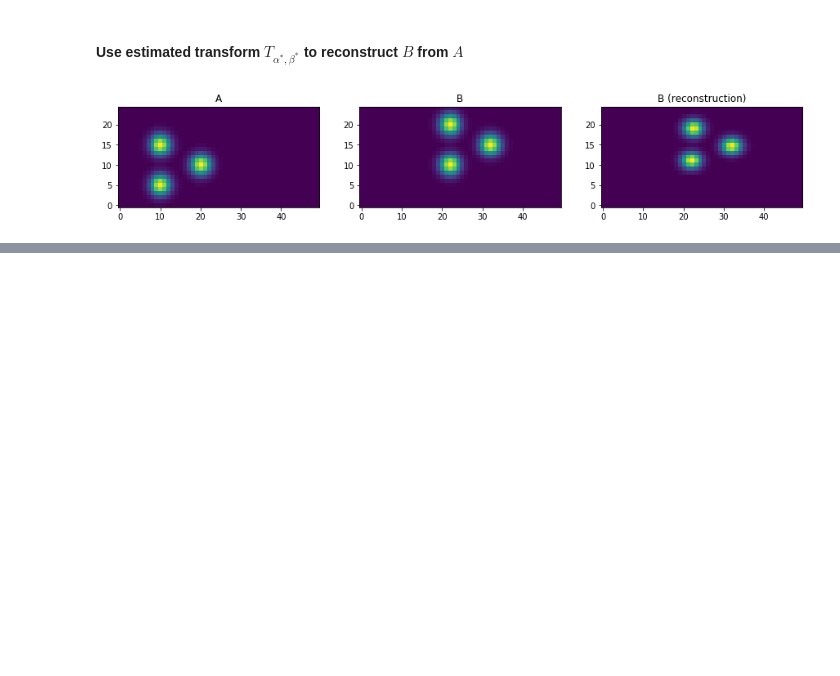
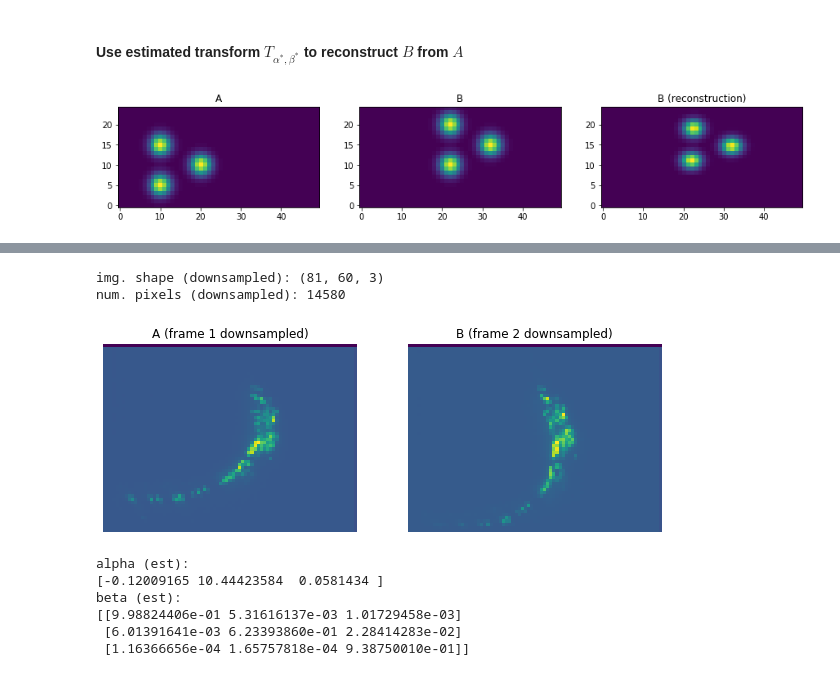
Before and after one commit to evarol/ot_tracking, a Jupyter notebook: python/notebooks/ot_regression_1.ipynb, the cells around one changed output, grey strips where cells are left out. Saved outputs shown, nothing was run; the diff lists cells and outputs as text; code cells hidden in the pictures; blank space fills up the shorter version.

Commit message:
Added new section to OT regression notebook

```diff
--- a/python/notebooks/ot_regression_1.ipynb
+++ b/python/notebooks/ot_regression_1.ipynb
@@ -270,0 +313,27 @@ plt.title('B (reconstruction)');
+# %%
+scl = (11, 11, 11)
+
+A = downscale_local_mean(frame_1, scl)
+B = downscale_local_mean(frame_2, scl)
+
+img_shape_ds = A.shape
+n_pixels_ds = img_shape_ds[0] * img_shape_ds[1] * img_shape_ds[2]
+
+plt.figure(figsize=(10, 10))
+
+plt.subplot(121)
+plot_maxproj(A)
+plt.title('A (frame 1 downsampled)')
+plt.axis('off')
+
+plt.subplot(122)
+plot_maxproj(B)
+plt.title('B (frame 2 downsampled)')
+plt.axis('off')
+
+print(f'img. shape (downsampled): {img_shape_ds}')
+print(f'num. pixels (downsampled): {n_pixels_ds}')
+# %% [output]
+img. shape (downsampled): (81, 60, 3)
+num. pixels (downsampled): 14580
+[figure, added]
@@ -270,0 +350,35 @@ plt.title('B (reconstruction)');
+# %%
+# Threshold to apply to P matrix (this speeds up computation)
+p_th = 1e-4
+
+# Pixel locations
+xg, yg, zg = np.mgrid[0:img_shape_ds[0], 0:img_shape_ds[1], 0:img_shape_ds[2]]
+grid = np.stack((xg, yg, zg), axis=-1)
+X = grid.reshape(-1, 3)
+
+# Get pairs of points with values above threshold, and corresponding weights from P matrix
+a_idx, b_idx = np.nonzero(P > p_th)
+pts_a = X[a_idx]
+pts_b = X[b_idx]
+weights = P[a_idx, b_idx]
+
+# Use sklearn.linear_model.LinearRegression to minimize cost function
+model = LinearRegression(fit_intercept=True)
+model.fit(pts_a, pts_b, sample_weight=weights)
+
+# Estimates of transform parameters
+alpha_est = model.intercept_
+beta_est = model.coef_
+
+print('alpha (est):')
+print(alpha_est)
+
+print('beta (est):')
+print(beta_est)
+# %% [output]
+alpha (est):
+[-0.12009165 10.44423584  0.0581434 ]
+beta (est):
+[[9.98824406e-01 5.31616137e-03 1.01729458e-03]
+ [6.01391641e-03 6.23393860e-01 2.28414283e-02]
+ [1.16366656e-04 1.65757818e-04 9.38750010e-01]]
```
Also changed, not shown: parts of 6 cells of this notebook.
